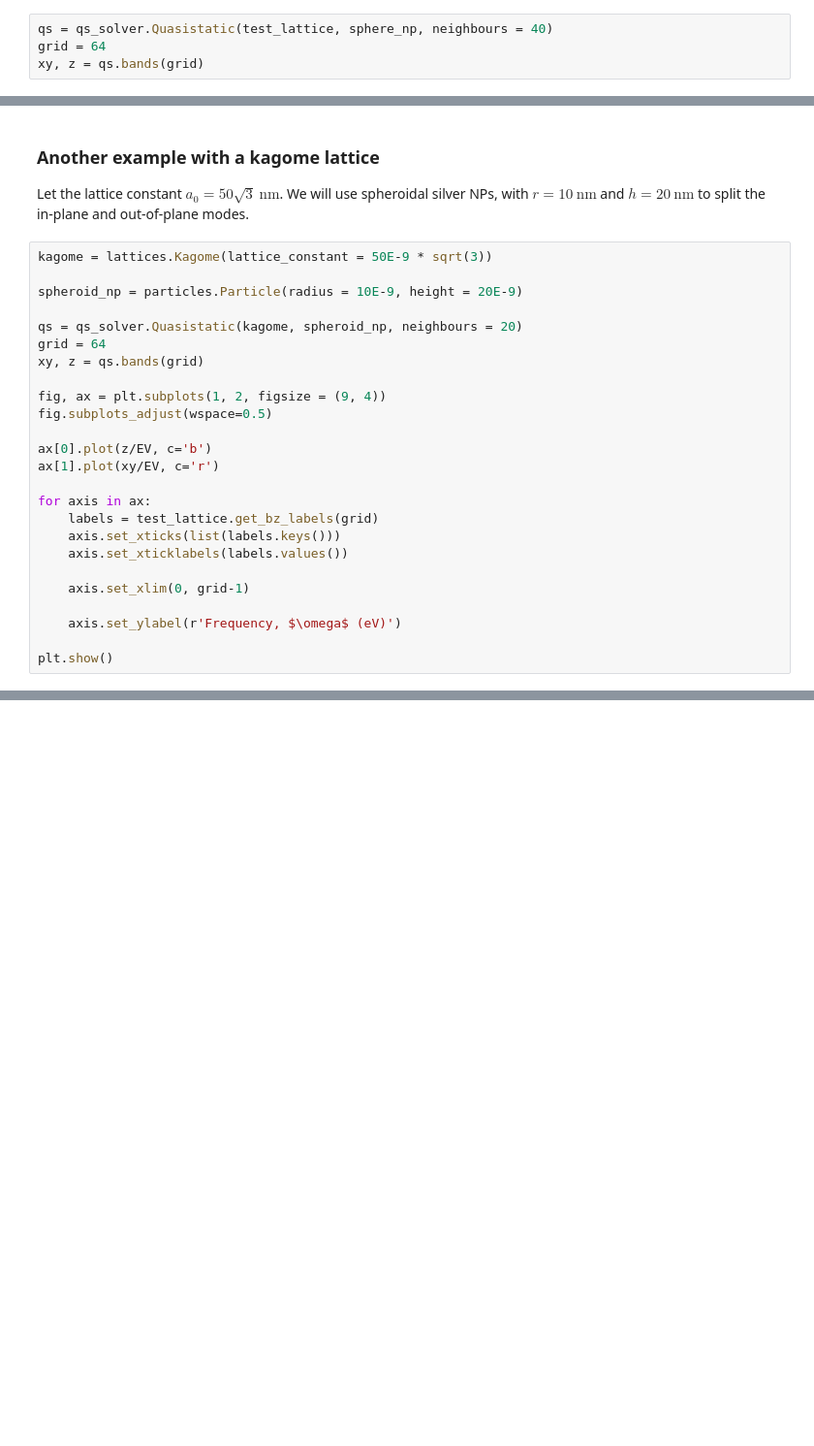
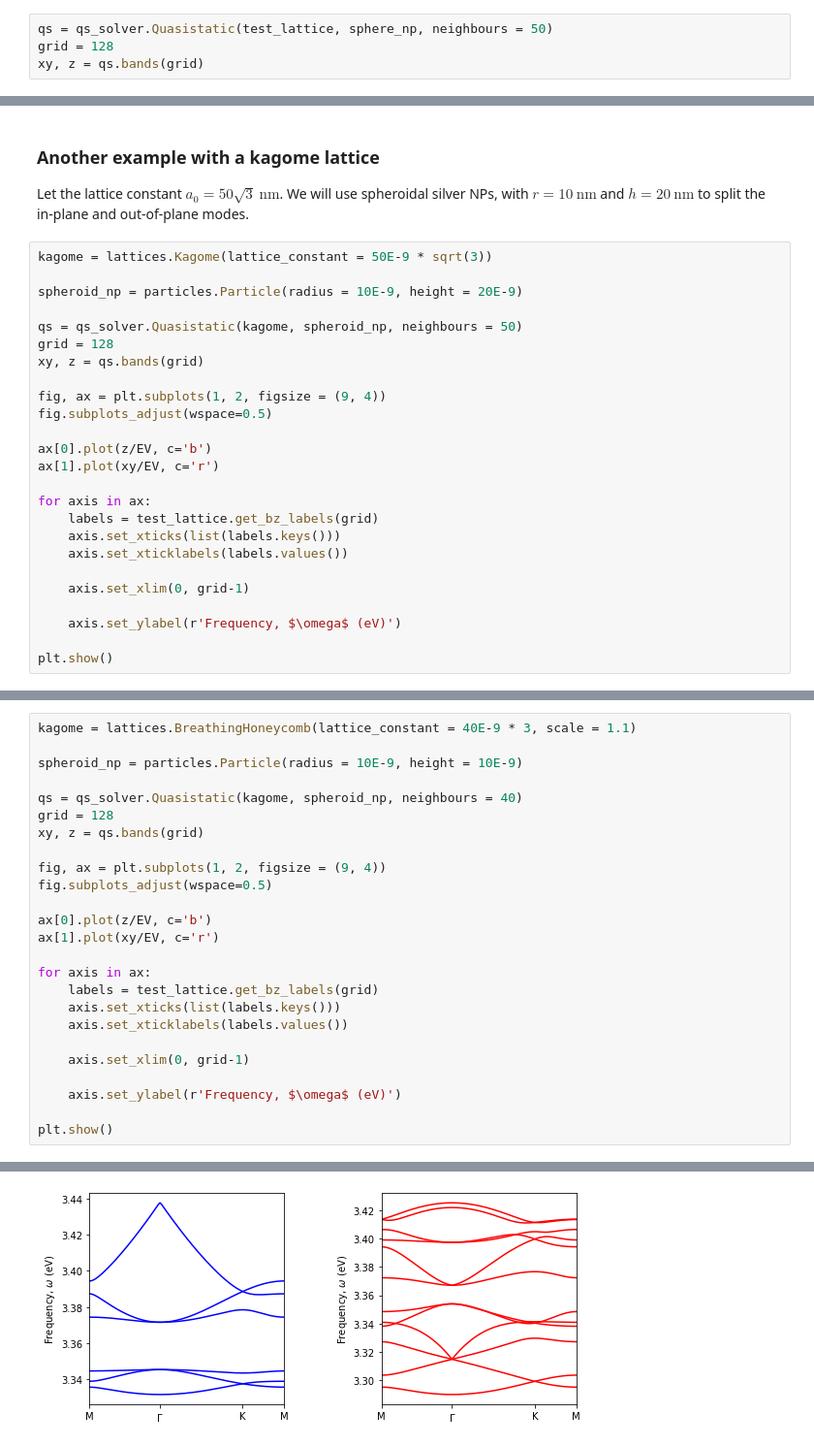
Before and after one commit to mtthwprctr/coupledpypole, a Jupyter notebook: qs_bands_examples.ipynb, the cells around one changed output, grey strips where cells are left out. Shown: that part at 97% size. Saved outputs shown, nothing was run; the diff lists cells and outputs as text; blank space fills up the shorter version.

Commit message:
updated quasistatic solver

```diff
--- a/qs_bands_examples.ipynb
+++ b/qs_bands_examples.ipynb
@@ -30,7 +30,7 @@ Particle: r = 10.0 nm, h = 10.0 nm, w_p = 8.9 eV, loss = 0.038 eV, eps_inf = 5,
 
 Calculate quasistatic band structure with grid size = 64.
 # %%
-qs = qs_solver.Quasistatic(test_lattice, sphere_np, neighbours = 40)
-grid = 64
+qs = qs_solver.Quasistatic(test_lattice, sphere_np, neighbours = 50)
+grid = 128
 xy, z = qs.bands(grid)
 # %% [output]
@@ -63,8 +63,8 @@ kagome = lattices.Kagome(lattice_constant = 50E-9 * sqrt(3))
 
 spheroid_np = particles.Particle(radius = 10E-9, height = 20E-9)
 
-qs = qs_solver.Quasistatic(kagome, spheroid_np, neighbours = 20)
-grid = 64
+qs = qs_solver.Quasistatic(kagome, spheroid_np, neighbours = 50)
+grid = 128
 xy, z = qs.bands(grid)
 
 fig, ax = plt.subplots(1, 2, figsize = (9, 4))
@@ -88,0 +91,26 @@ t = 0.08s
+# %%
+kagome = lattices.BreathingHoneycomb(lattice_constant = 40E-9 * 3, scale = 1.1)
+
+spheroid_np = particles.Particle(radius = 10E-9, height = 10E-9)
+
+qs = qs_solver.Quasistatic(kagome, spheroid_np, neighbours = 40)
+grid = 128
+xy, z = qs.bands(grid)
+
+fig, ax = plt.subplots(1, 2, figsize = (9, 4))
+fig.subplots_adjust(wspace=0.5)
+
+ax[0].plot(z/EV, c='b')
+ax[1].plot(xy/EV, c='r')
+
+for axis in ax:
+    labels = test_lattice.get_bz_labels(grid)
+    axis.set_xticks(list(labels.keys()))
+    axis.set_xticklabels(labels.values())
+
+    axis.set_xlim(0, grid-1)
+
+    axis.set_ylabel(r'Frequency, $\omega$ (eV)')
+
+plt.show()
+# %% [output]
@@ -88,0 +118 @@ t = 0.08s
+[figure, added]
```
Also changed, not shown: parts of 4 cells of this notebook, 1 other file.
